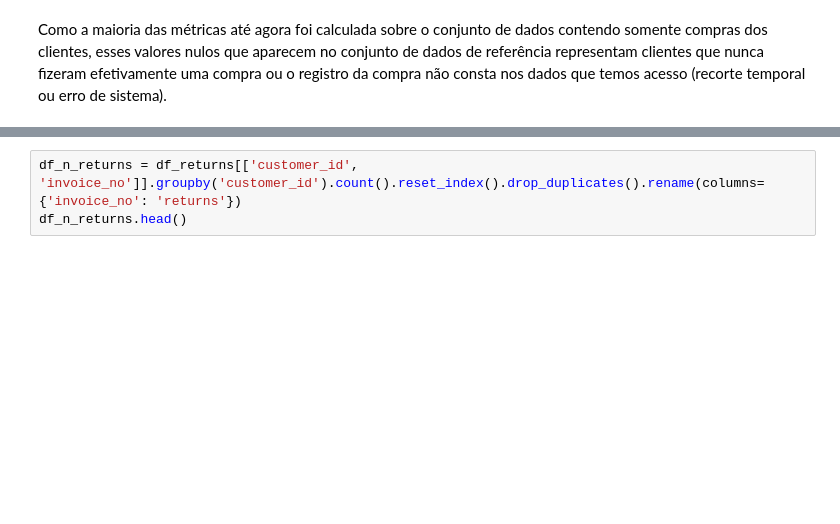
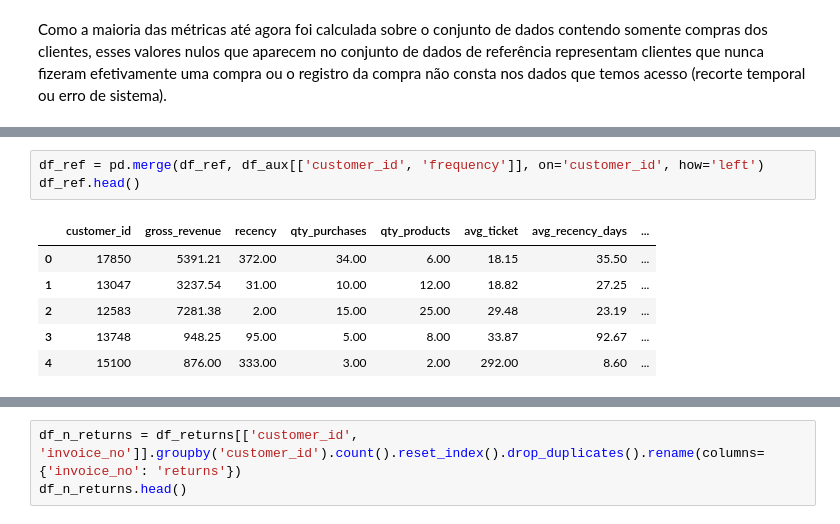
Before and after one commit to doegemon/PA004_high_value_customers_identification, a Jupyter notebook: notebooks/insiders_club.ipynb, the cells around one changed output, grey strips where cells are left out. Cells and saved outputs as stored; diff of their text form; blank space fills up the shorter version.

```diff
--- a/notebooks/insiders_club.ipynb
+++ b/notebooks/insiders_club.ipynb
@@ -597,0 +663,10 @@ Como a maioria das métricas até agora foi calculada sobre o conjunto de dados
+# %%
+df_ref = pd.merge(df_ref, df_aux[['customer_id', 'frequency']], on='customer_id', how='left')
+df_ref.head()
+# %% [output]
+|  | customer_id | gross_revenue | recency | qty_purchases | qty_products | avg_ticket | avg_recency_days | ... |
+| 0 | 17850 | 5391.21 | 372.00 | 34.00 | 6.00 | 18.15 | 35.50 | ... |
+| 1 | 13047 | 3237.54 | 31.00 | 10.00 | 12.00 | 18.82 | 27.25 | ... |
+| 2 | 12583 | 7281.38 | 2.00 | 15.00 | 25.00 | 29.48 | 23.19 | ... |
+| 3 | 13748 | 948.25 | 95.00 | 5.00 | 8.00 | 33.87 | 92.67 | ... |
+| 4 | 15100 | 876.00 | 333.00 | 3.00 | 2.00 | 292.00 | 8.60 | ... |
```
Also changed, not shown: parts of 14 cells of this notebook.
